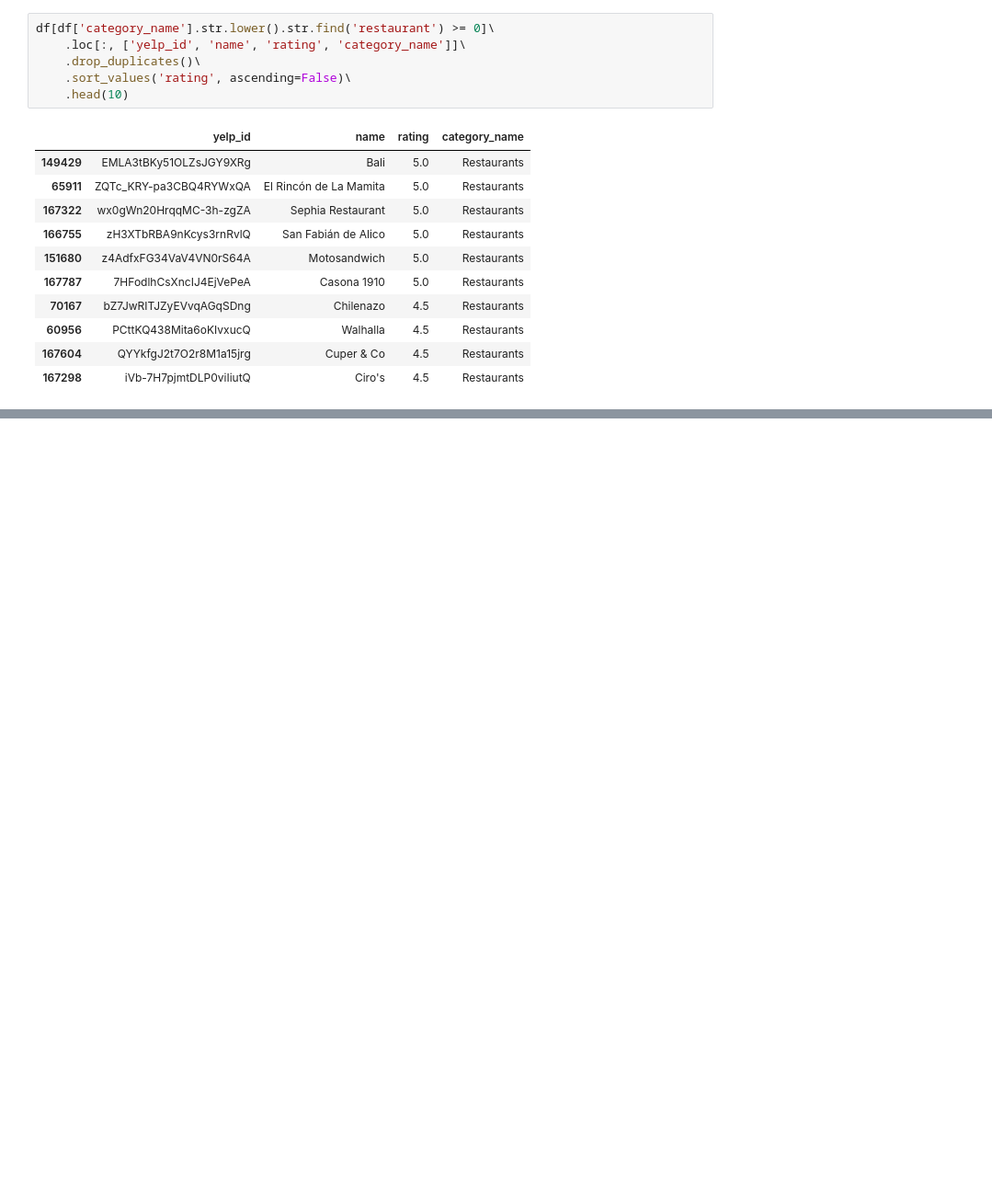
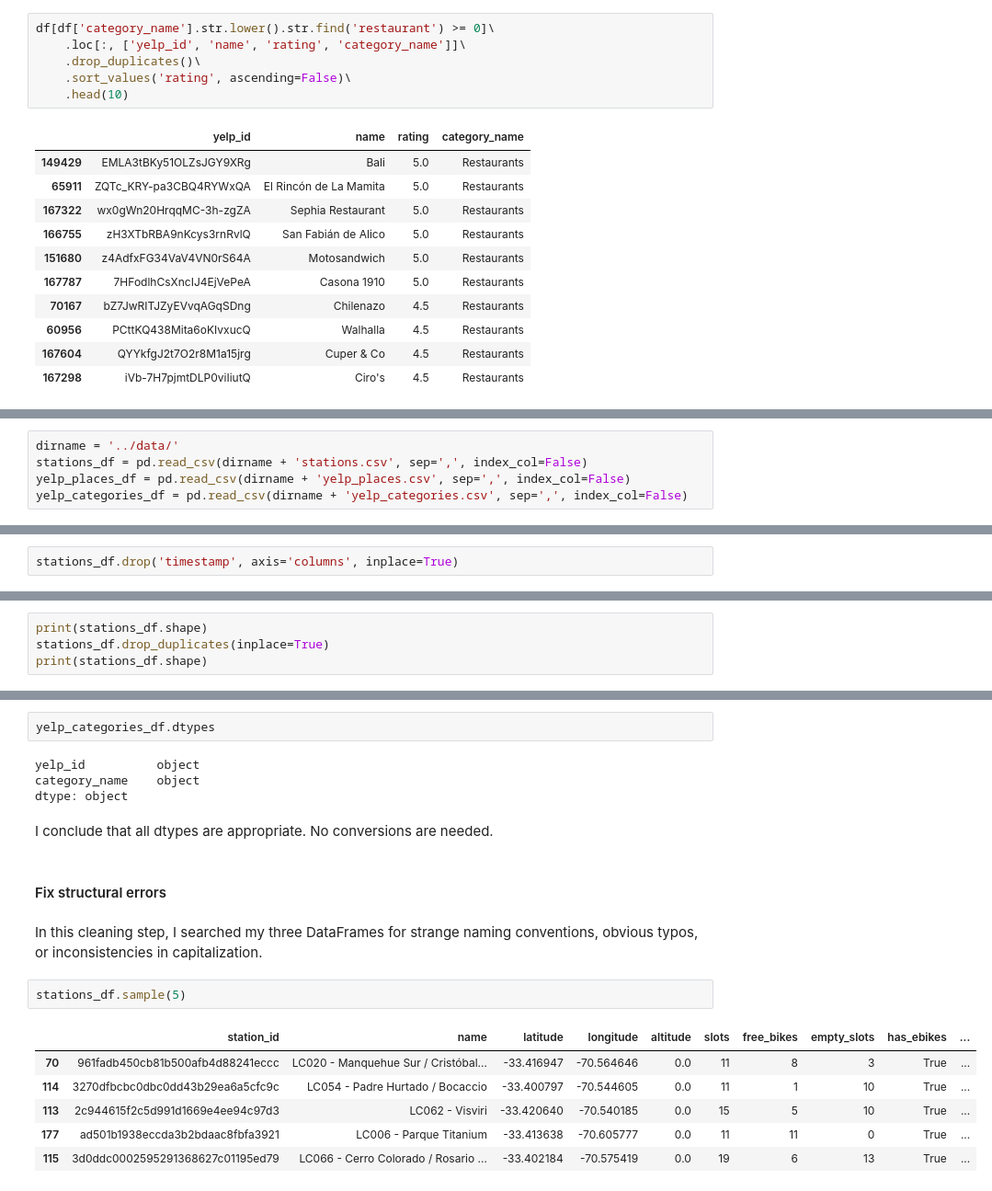
Before and after one commit to harnettd/stat-modelling-with-python, a Jupyter notebook: notebooks/yelp_foursquare_EDA.ipynb, the cells around one changed output, grey strips where cells are left out. Shown at 92% size. Saved outputs shown, nothing was run; the diff lists cells and outputs as text; blank space fills up the shorter version.

Commit message:
perform the first half of data cleaning

```diff
--- a/notebooks/yelp_foursquare_EDA.ipynb
+++ b/notebooks/yelp_foursquare_EDA.ipynb
@@ -651,0 +656,5 @@ df[df['category_name'].str.lower().str.find('restaurant') >= 0]\
+# %%
+dirname = '../data/'
+stations_df = pd.read_csv(dirname + 'stations.csv', sep=',', index_col=False)
+yelp_places_df = pd.read_csv(dirname + 'yelp_places.csv', sep=',', index_col=False)
+yelp_categories_df = pd.read_csv(dirname + 'yelp_categories.csv', sep=',', index_col=False)
@@ -651,0 +692,2 @@ df[df['category_name'].str.lower().str.find('restaurant') >= 0]\
+# %%
+stations_df.drop('timestamp', axis='columns', inplace=True)
@@ -651,0 +696,4 @@ df[df['category_name'].str.lower().str.find('restaurant') >= 0]\
+# %%
+print(stations_df.shape)
+stations_df.drop_duplicates(inplace=True)
+print(stations_df.shape)
@@ -651,0 +750,21 @@ df[df['category_name'].str.lower().str.find('restaurant') >= 0]\
+# %%
+yelp_categories_df.dtypes
+# %% [output]
+yelp_id          object
+category_name    object
+dtype: object
+# %% [markdown]
+I conclude that all dtypes are appropriate. No conversions are needed.
+# %% [markdown]
+#### Fix structural errors
+# %% [markdown]
+In this cleaning step, I searched my three DataFrames for strange naming conventions, obvious typos, or inconsistencies in capitalization.
+# %%
+stations_df.sample(5)
+# %% [output]
+|  | station_id | name | latitude | longitude | altitude | slots | free_bikes | empty_slots | has_ebikes | ... |
+| 70 | 961fadb450cb81b500afb4d88241eccc | LC020 - Manquehue Sur / Cristóbal... | -33.416947 | -70.564646 | 0.0 | 11 | 8 | 3 | True | ... |
+| 114 | 3270dfbcbc0dbc0dd43b29ea6a5cfc9c | LC054 - Padre Hurtado / Bocaccio | -33.400797 | -70.544605 | 0.0 | 11 | 1 | 10 | True | ... |
+| 113 | 2c944615f2c5d991d1669e4ee94c97d3 | LC062 - Visviri | -33.420640 | -70.540185 | 0.0 | 15 | 5 | 10 | True | ... |
+| 177 | ad501b1938eccda3b2bdaac8fbfa3921 | LC006 - Parque Titanium | -33.413638 | -70.605777 | 0.0 | 11 | 11 | 0 | True | ... |
+| 115 | 3d0ddc0002595291368627c01195ed79 | LC066 - Cerro Colorado / Rosario ... | -33.402184 | -70.575419 | 0.0 | 19 | 6 | 13 | True | ... |
```
Also changed, not shown: parts of 29 cells of this notebook.
